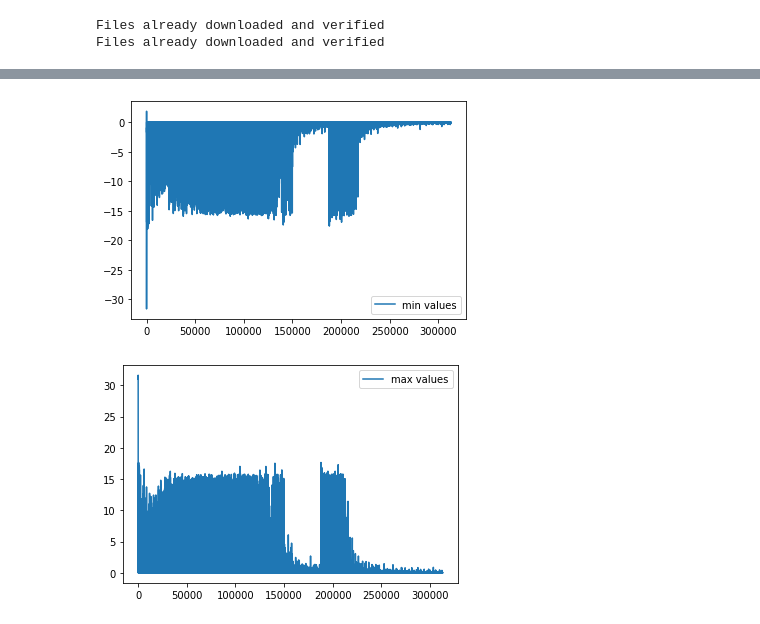
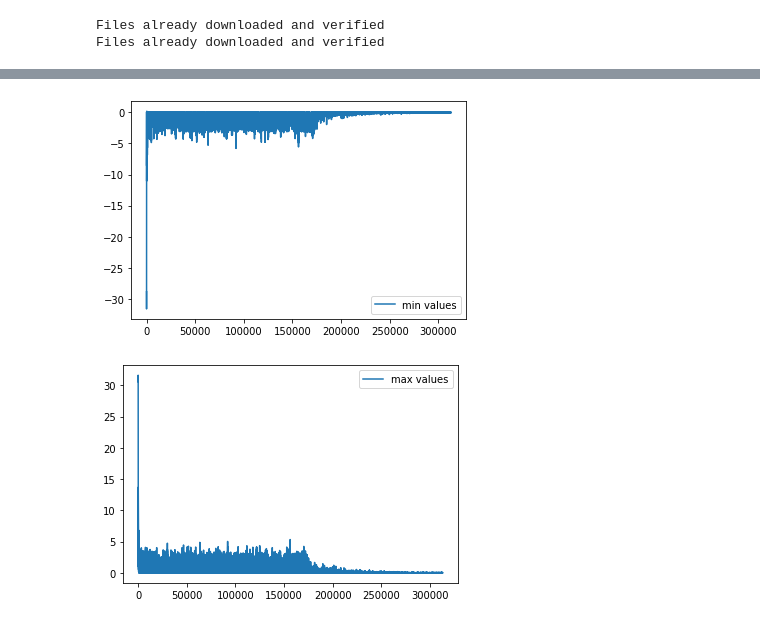
Before and after one commit to Uri-Shapira/deep_learning_4, a Jupyter notebook: Untitled0.ipynb, the cells around one changed output, grey strips where cells are left out. Cells and saved outputs as stored; diff of their text form; code cells hidden in the pictures.

Commit message:
Final Optimizer

```diff
--- a/Untitled0.ipynb
+++ b/Untitled0.ipynb
@@ -217,7 +212,7 @@ def get_test_loss(net):
 def get_optimizer_type(step_name, parameters):
     optimizer = None
     if step_name == 'sgd':
-        optimizer = sgd(parameters)
+        optimizer = SGD(parameters)
     elif step_name == 'sgd_with_momentum':
         optimizer = SGD_with_momentum(parameters)
     elif step_name == 'adam':
@@ -233,7 +228,9 @@ def train(net, trainloader, step_name, num_of_epochs=100):
     optimizer = get_optimizer_type(step_name, net.parameters())
     loss_train = []
     loss_test = []
+    loss_list = []
     for epoch in range(num_of_epochs):
+        loss_list = []
         epoch_loss_sum = 0.0
         running_loss = 0.0
         for i, data in enumerate(trainloader, 0):
@@ -248,20 +245,19 @@ def train(net, trainloader, step_name, num_of_epochs=100):
             loss = criterion(outputs, labels)
             loss.backward()
 
-          # will run optimizer based on step_name parameter
+            # will run optimizer based on step_name parameter
             optimizer.step()
 
             # print statistics
-            curr_loss = loss.item()
-            running_loss += curr_loss
-            epoch_loss_sum += curr_loss
+            running_loss += loss.item()
             if i % 200 == 0:
                 print('[%d, %5d] Train Loss: %.3f' %
                       (epoch + 1, i + 1, running_loss / 200.0))
+                loss_list.append(running_loss/ 200.0)
                 running_loss = 0.0
         current_test_loss = get_test_loss(net)
         print('[%d] Test Loss: %.3f' %(epoch + 1, current_test_loss))
-        loss_train.append(epoch_loss_sum / len(trainloader))
+        loss_train.append(sum(loss_list)/len(loss_list))
         loss_test.append(current_test_loss)
 
     print('Finished Training')
@@ -320,12 +316,14 @@ plt.legend()
 # %%
-plt.plot(adam_optimizer.min_lr_list,label="min values")
+min_plot = [x[0] for x in adam_optimizer.min_lr_list]
+plt.plot(min_plot,label="min values")
 plt.legend()
 plt.show()
 # %% [output]
-[figure, old version]
+[figure, new version]
 # %%
-plt.plot(adam_optimizer.max_lr_list,label="max values")
+max_plot = [x[0] for x in adam_optimizer.max_lr_list]
+plt.plot(max_plot,label="max values")
 plt.legend()
 plt.show()
 # %% [output]
-[figure, old version]
+[figure, new version]
```
Also changed, not shown: parts of 3 cells of this notebook.
